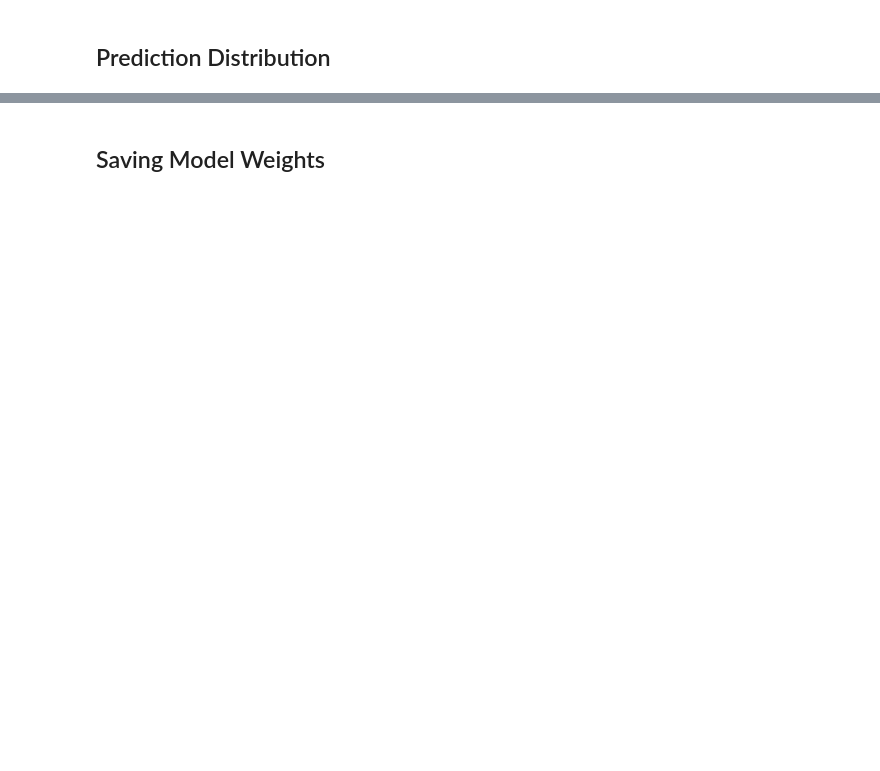
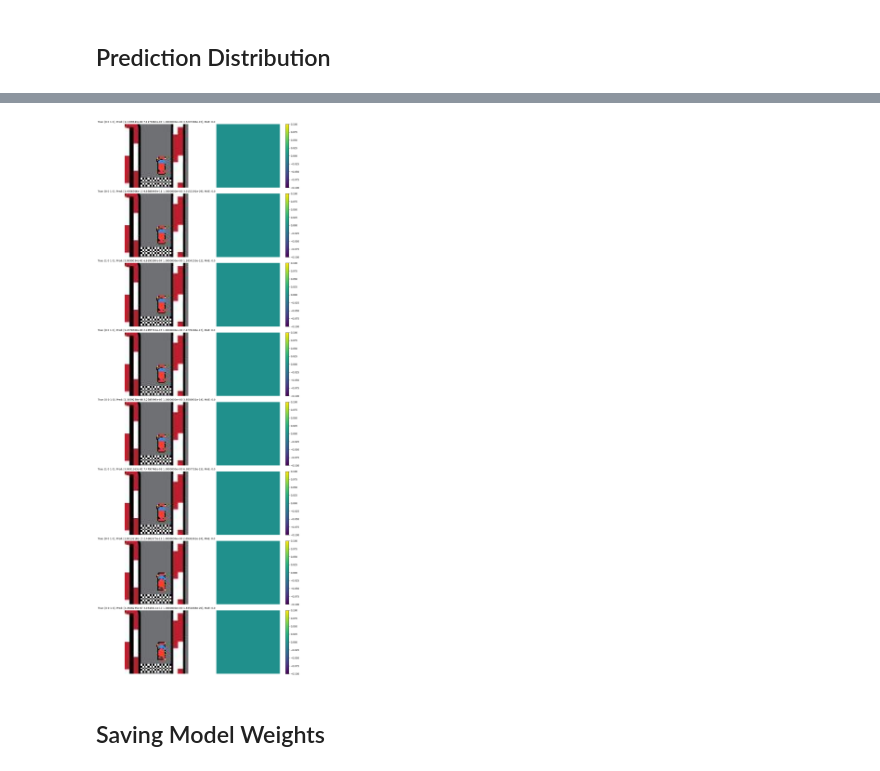
Before and after one commit to andykr1k/SelfDrivingCarSimulator, a Jupyter notebook: CNN/CNN_model.ipynb, the cells around one changed output, grey strips where cells are left out. Drawn from its saved outputs; the diff is of its cells as text; code cells hidden in the pictures; blank space fills up the shorter version.

```diff
--- a/CNN/CNN_model.ipynb
+++ b/CNN/CNN_model.ipynb
@@ -283,0 +346,24 @@ predictions_list
+# %%
+# Select and process images
+num_images = 8
+random_indices = np.random.choice(len(X_test), size=num_images, replace=False)
+
+predictions = []
+true_labels = []
+images = []
+mae = []
+s_images = []
+heatmaps = []
+heatmap_colors = []
+
+for i in random_indices:
+    image = X_test[i].reshape(1, 64, 64, 3)
+    pred = model.predict(image)[0]
+    predictions.append(pred)
+    mae.append(calculate_mae(pred, y_test[i]))
+    true_labels.append(y_test[i])
+    superimposed_img, heatmap, heatmap_color = generate_heatmap(image, model)
+    s_images.append(superimposed_img)
+    images.append(np.uint8(255 * X_test[i]))
+    heatmaps.append(heatmap)
+    heatmap_colors.append(heatmap_color)
@@ -284,3 +373,25 @@ predictions_list
+# %%
+fig, axes = plt.subplots(num_images, 2, figsize=(12, 4 * num_images))  # Increase figure size
+
+for i in range(num_images):
+    ax1 = axes[i, 0]
+    ax2 = axes[i, 1]
+
+    ax1.imshow(images[i])
+    ax1.axis('off')
+    ax1.set_title(
+        f"True: {true_labels[i]}, Pred: {predictions[i]}, MAE: {mae[i]}", fontsize=10)
+
+    # Display heatmap with colorbar
+    im = ax2.imshow(heatmaps[i])
+    ax2.axis('off')
+    cbar = plt.colorbar(im, ax=ax2, orientation='vertical')
+    cbar.ax.tick_params(labelsize=10)  # Adjust colorbar size
+
+plt.tight_layout()
+plt.show()
+# %% [output]
+[figure, added]
 # %% [markdown]
 ## Saving Model Weights
 # %%
```
Also changed, not shown: parts of 25 cells of this notebook, 7 other files.
